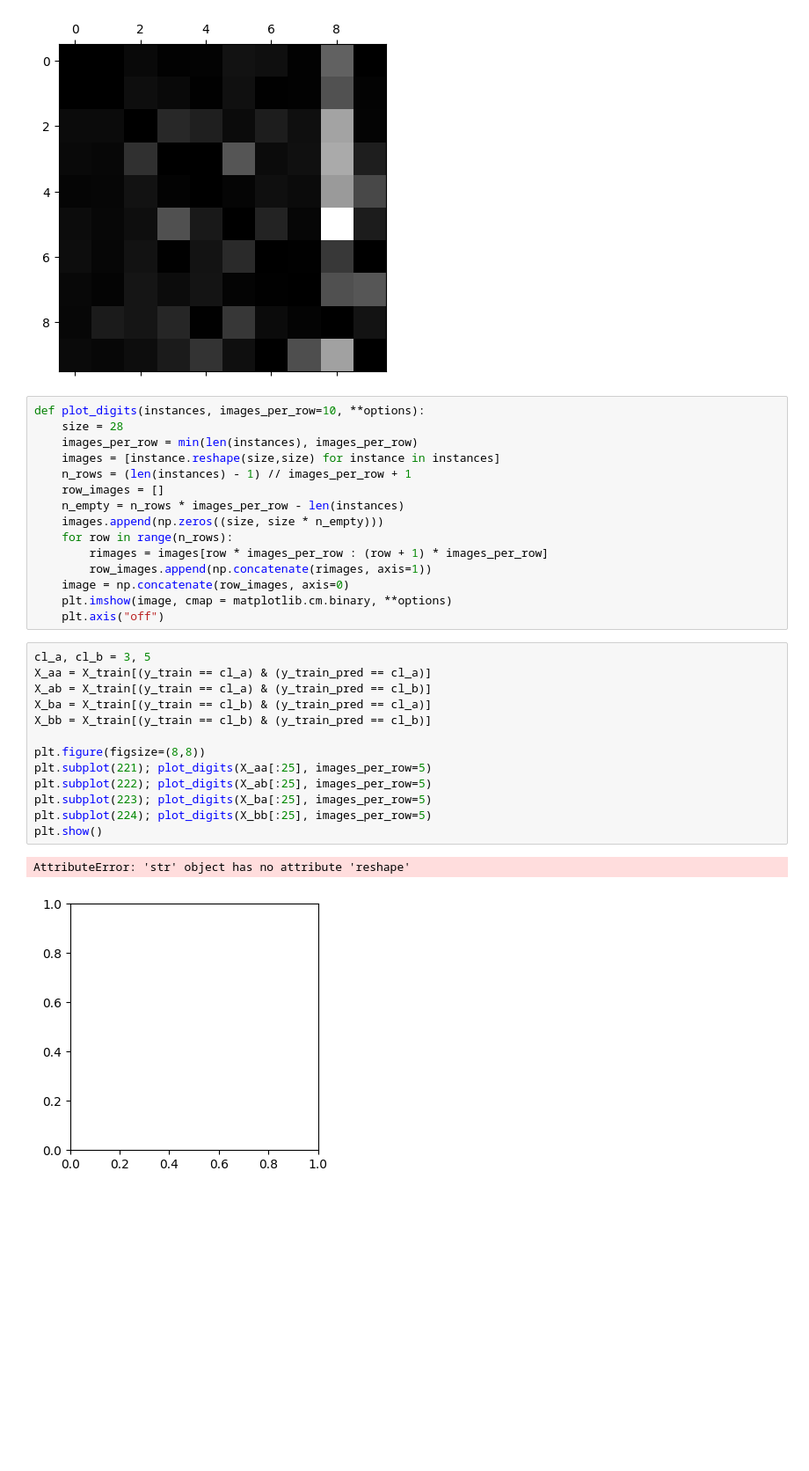
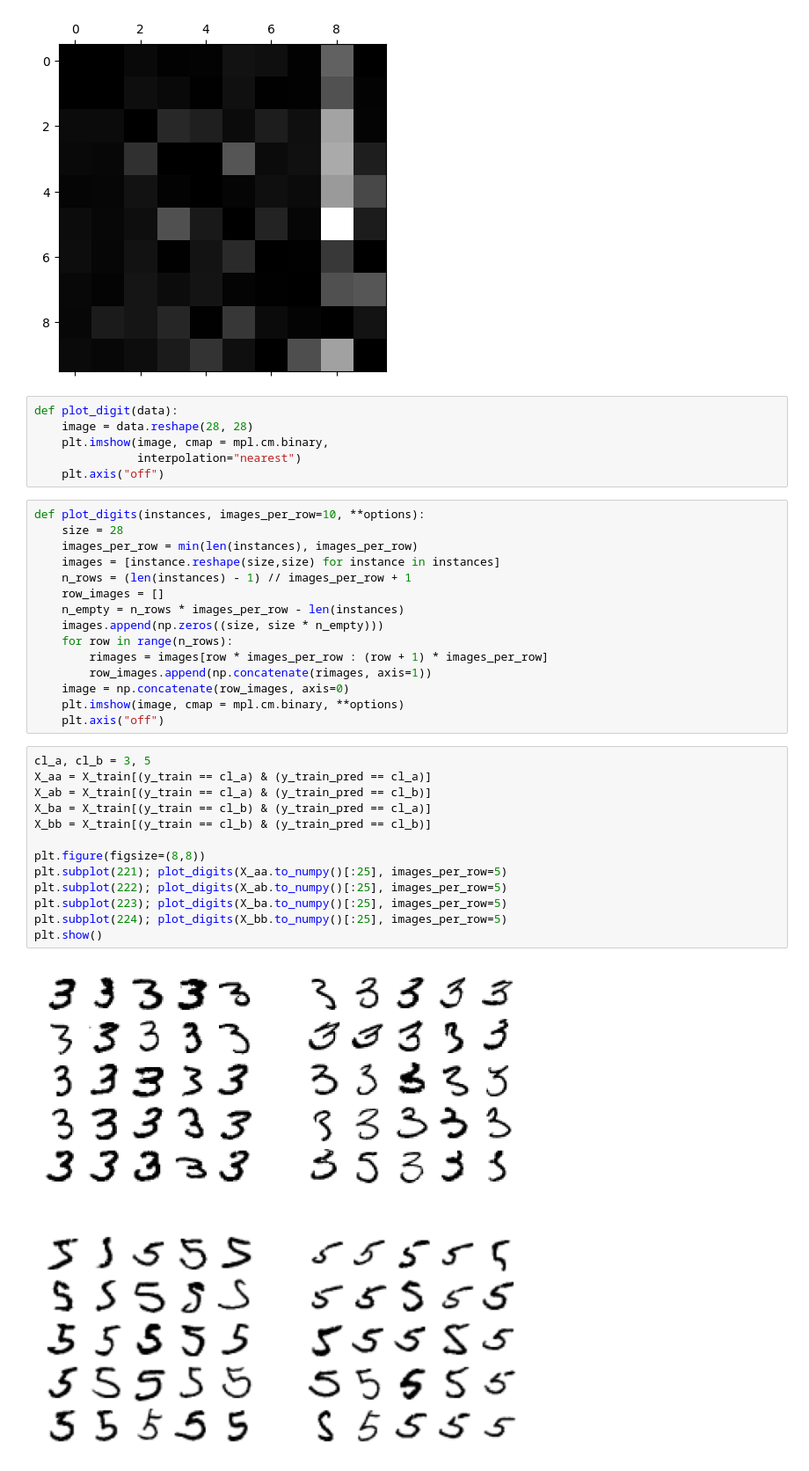
Before and after one commit to LeeKwangHyo/rail-project, a Jupyter notebook: Mnist.ipynb, the cells around one changed output. Shown: that part at 88% size. Saved outputs shown, nothing was run; the diff lists cells and outputs as text; blank space fills up the shorter version.

```diff
--- a/Mnist.ipynb
+++ b/Mnist.ipynb
@@ -288,6 +288,12 @@ plt.matshow(norm_conf_mx, cmap=plt.cm.gray)
 plt.show()
 # %% [output]
 [figure]
+# %%
+def plot_digit(data):
+    image = data.reshape(28, 28)
+    plt.imshow(image, cmap = mpl.cm.binary,
+               interpolation="nearest")
+    plt.axis("off")
 # %%
 def plot_digits(instances, images_per_row=10, **options):
     size = 28
@@ -301,21 +307,20 @@ def plot_digits(instances, images_per_row=10, **options):
         rimages = images[row * images_per_row : (row + 1) * images_per_row]
         row_images.append(np.concatenate(rimages, axis=1))
     image = np.concatenate(row_images, axis=0)
-    plt.imshow(image, cmap = matplotlib.cm.binary, **options)
+    plt.imshow(image, cmap = mpl.cm.binary, **options)
     plt.axis("off")
 # %%
 cl_a, cl_b = 3, 5
 X_aa = X_train[(y_train == cl_a) & (y_train_pred == cl_a)]
 X_ab = X_train[(y_train == cl_a) & (y_train_pred == cl_b)]
 X_ba = X_train[(y_train == cl_b) & (y_train_pred == cl_a)]
 X_bb = X_train[(y_train == cl_b) & (y_train_pred == cl_b)]
 
 plt.figure(figsize=(8,8))
-plt.subplot(221); plot_digits(X_aa[:25], images_per_row=5)
-plt.subplot(222); plot_digits(X_ab[:25], images_per_row=5)
-plt.subplot(223); plot_digits(X_ba[:25], images_per_row=5)
-plt.subplot(224); plot_digits(X_bb[:25], images_per_row=5)
+plt.subplot(221); plot_digits(X_aa.to_numpy()[:25], images_per_row=5)
+plt.subplot(222); plot_digits(X_ab.to_numpy()[:25], images_per_row=5)
+plt.subplot(223); plot_digits(X_ba.to_numpy()[:25], images_per_row=5)
+plt.subplot(224); plot_digits(X_bb.to_numpy()[:25], images_per_row=5)
 plt.show()
 # %% [output]
-AttributeError: 'str' object has no attribute 'reshape'
-[figure, old version]
+[figure, new version]
```
Also changed, not shown: parts of 9 cells of this notebook.
